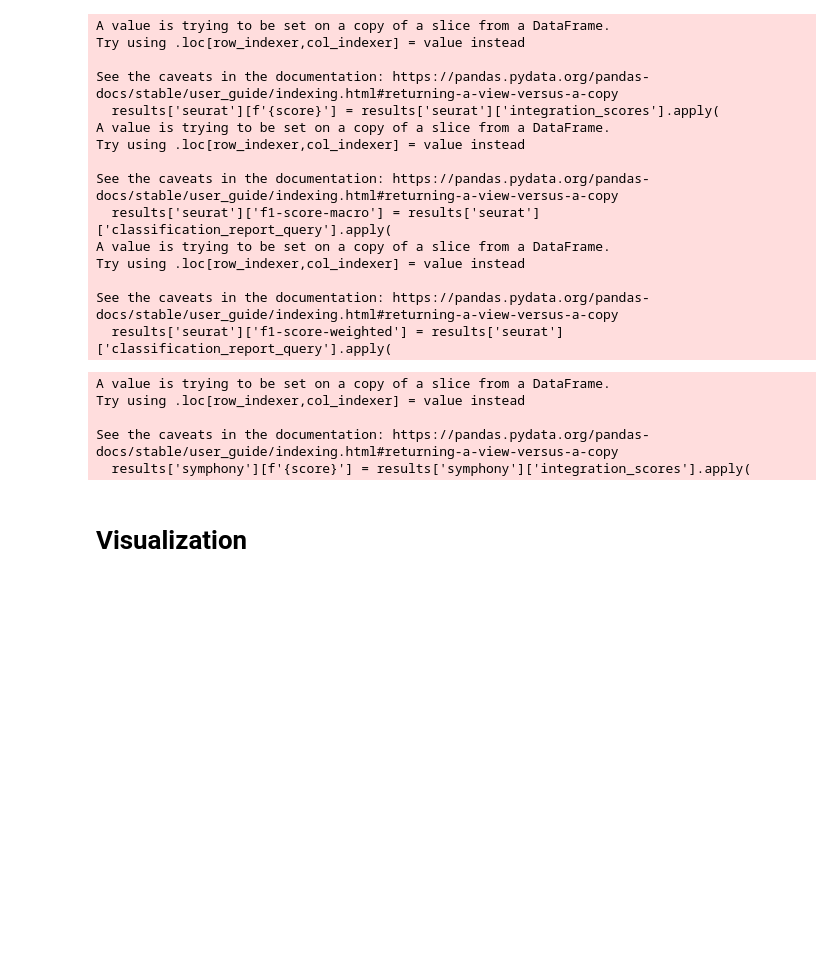
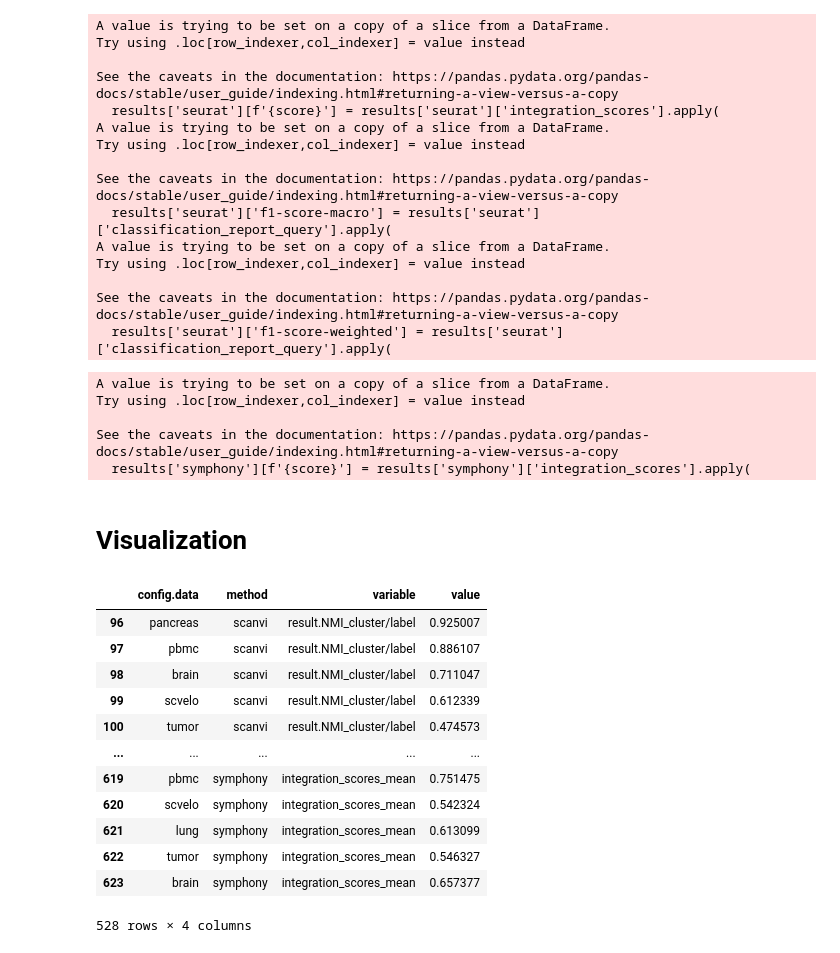
Before and after one commit to theislab/scPoli_reproduce, a Jupyter notebook: benchmarks/Benchmarks.ipynb, the cells around one changed output. Saved outputs shown, nothing was run; the diff lists cells and outputs as text; code cells hidden in the pictures; blank space fills up the shorter version.

```diff
--- a/benchmarks/Benchmarks.ipynb
+++ b/benchmarks/Benchmarks.ipynb
@@ -331,4 +330,31 @@ results_df['integration_scores_mean'] = results_df[[
 # %%
 results_melt = pd.melt(results_df, id_vars = ['config.data', 'method'])
 results_melt = results_melt[~results_melt['variable'].str.contains('time')]
+results_melt['method'] = results_melt['method'].astype('category')
+results_melt['method'] = results_melt['method'].cat.reorder_categories(
+    [
+        'embedcvae',
+        'tranvae',
+        'scvi',
+        'scanvi',
+        'mars',
+        'seurat',
+        'symphony',
+        'svm'
+    ]
+)
 results_melt
+# %% [output]
+|  | config.data | method | variable | value |
+| 96 | pancreas | scanvi | result.NMI_cluster/label | 0.925007 |
+| 97 | pbmc | scanvi | result.NMI_cluster/label | 0.886107 |
+| 98 | brain | scanvi | result.NMI_cluster/label | 0.711047 |
+| 99 | scvelo | scanvi | result.NMI_cluster/label | 0.612339 |
+| 100 | tumor | scanvi | result.NMI_cluster/label | 0.474573 |
+| ... | ... | ... | ... | ... |
+| 619 | pbmc | symphony | integration_scores_mean | 0.751475 |
+| 620 | scvelo | symphony | integration_scores_mean | 0.542324 |
+| 621 | lung | symphony | integration_scores_mean | 0.613099 |
+| 622 | tumor | symphony | integration_scores_mean | 0.546327 |
+| 623 | brain | symphony | integration_scores_mean | 0.657377 |
+528 rows × 4 columns
```
Also changed, not shown: parts of 11 cells of this notebook, 28 other files.
